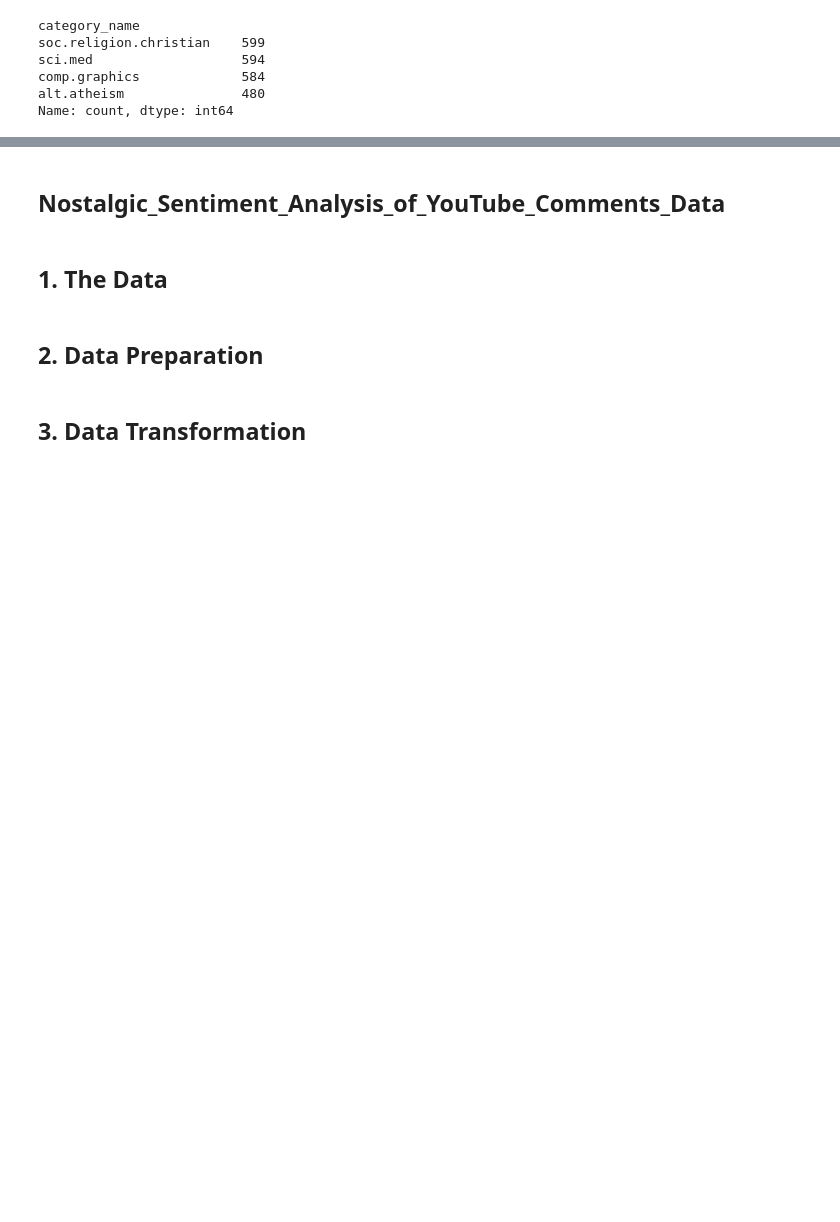
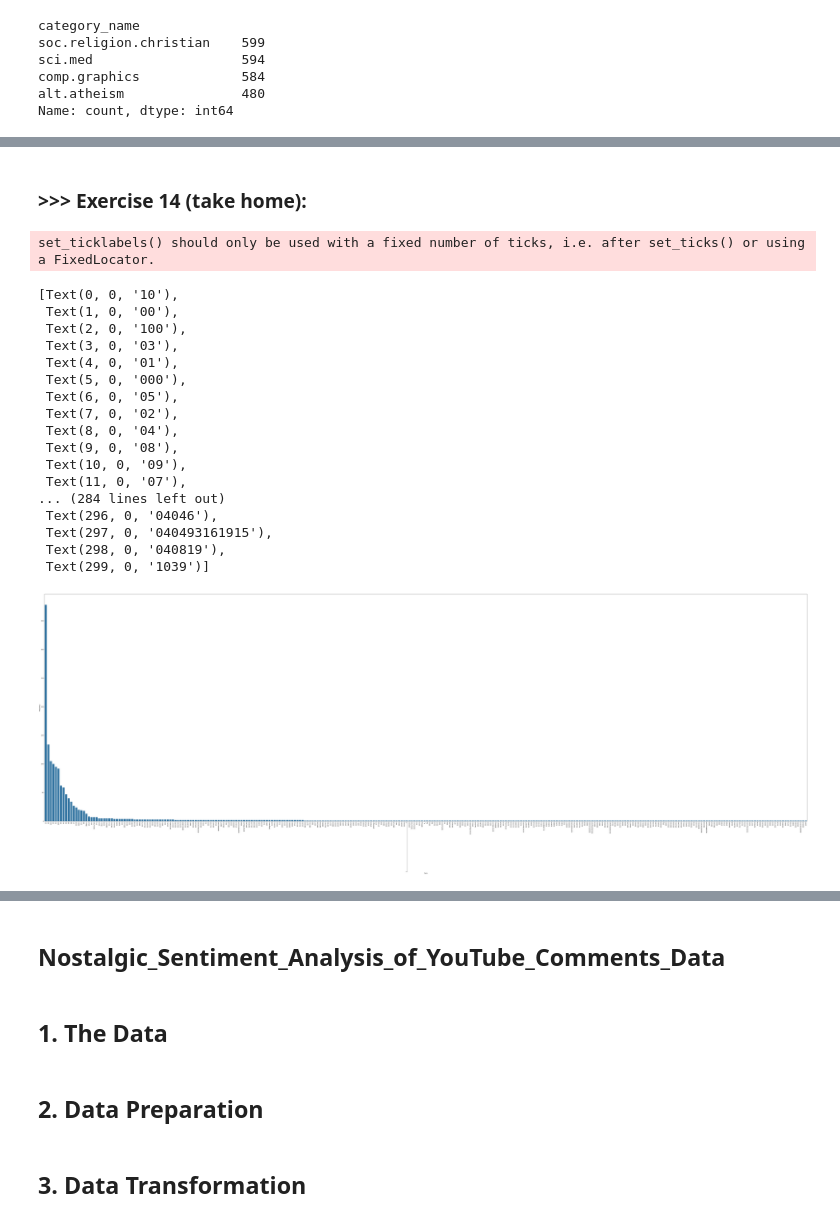
Before and after one commit to Jillwu0506/DM2024-Lab1-Homework, a Jupyter notebook: DM2024-Lab1-Homework.ipynb, the cells around one changed output, grey strips where cells are left out. Cells and saved outputs as stored; diff of their text form; code cells hidden in the pictures; blank space fills up the shorter version.

```diff
--- a/DM2024-Lab1-Homework.ipynb
+++ b/DM2024-Lab1-Homework.ipynb
@@ -96,0 +191,4 @@ Name: count, dtype: int64
+# %%
+import nltk
+# takes a like a minute or two to process
+X['unigrams'] = X['text'].apply(lambda x: dmh.tokenize_text(x))
@@ -96,0 +275,10 @@ Name: count, dtype: int64
+# %%
+import plotly.express as px
+
+# count the frequency of each term
+term_frequencies = np.asarray(X_counts.sum(axis=0))[0]
+
+# plot the frequency of the first 300 features
+fig = px.bar(df_todraw, x=count_vect.get_feature_names_out()[:300], y=term_frequencies[:300], title='Frequency of Frist 300 Features')
+fig.update_layout(xaxis_title='Terms', yaxis_title='Frequency', xaxis_tickangle=-90, width=1500, height=800)
+fig.show()
@@ -96,0 +296,31 @@ Name: count, dtype: int64
+# %% [markdown]
+### >>> **Exercise 14 (take home):**
+# %%
+# Create a dataframe for sorting the first 300 features
+df = pd.DataFrame({'Term': count_vect.get_feature_names_out()[:300], 'Frequency': term_frequencies[:300]})
+df_sorted = df.sort_values(by='Frequency', ascending=False)
+
+# plot the frequency of the first 300 features
+plt.subplots(figsize=(100, 30))
+g = sns.barplot(x='Term', y='Frequency', data=df_sorted)
+g.set_xticklabels(g.get_xticklabels(), rotation=90)
+# %% [output]
+set_ticklabels() should only be used with a fixed number of ticks, i.e. after set_ticks() or using a FixedLocator.
+[Text(0, 0, '10'),
+ Text(1, 0, '00'),
+ Text(2, 0, '100'),
+ Text(3, 0, '03'),
+ Text(4, 0, '01'),
+ Text(5, 0, '000'),
+ Text(6, 0, '05'),
+ Text(7, 0, '02'),
+ Text(8, 0, '04'),
+ Text(9, 0, '08'),
+ Text(10, 0, '09'),
+ Text(11, 0, '07'),
+... (284 lines left out)
+ Text(296, 0, '04046'),
+ Text(297, 0, '040493161915'),
+ Text(298, 0, '040819'),
+ Text(299, 0, '1039')]
+[figure, added]
```
Also changed, not shown: parts of 31 cells of this notebook.
